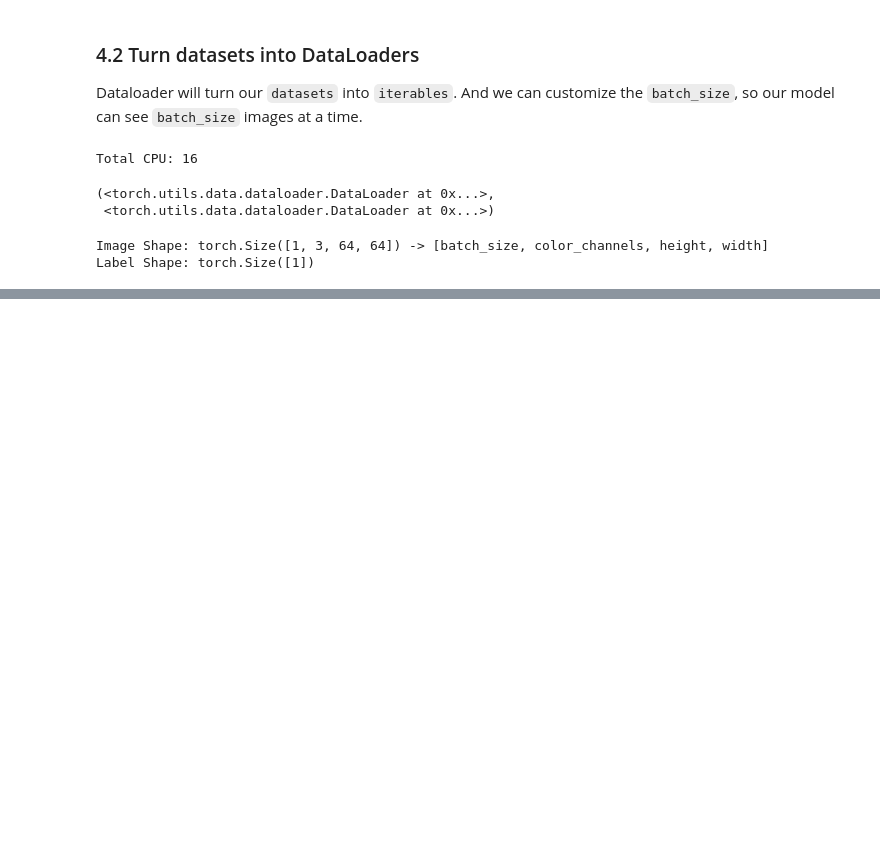
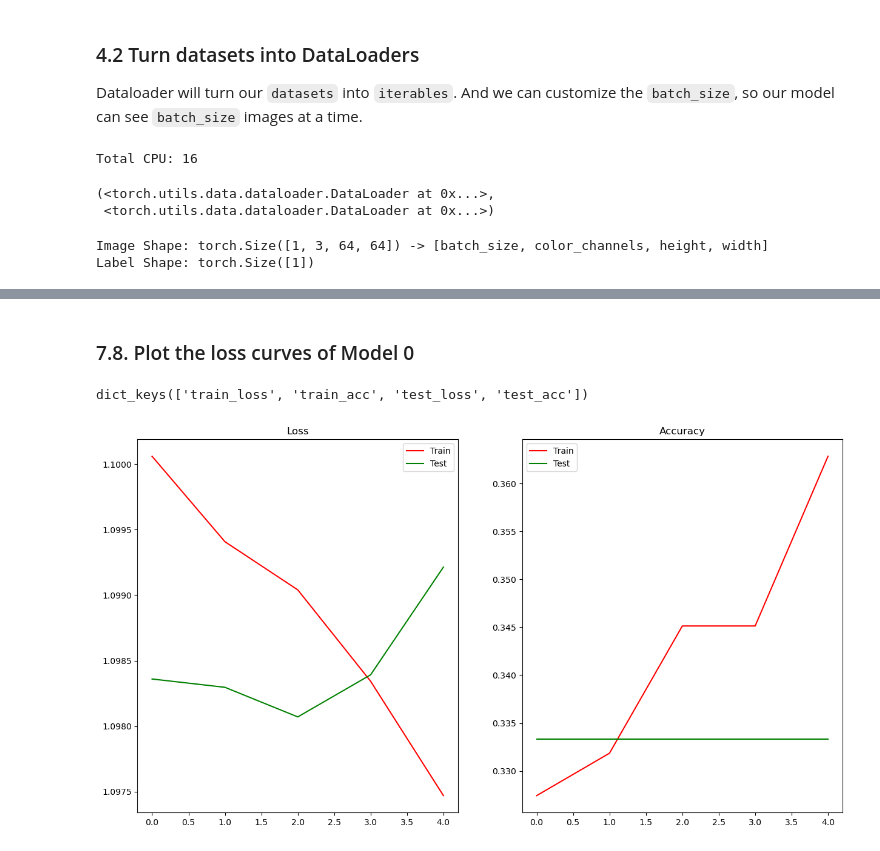
Before and after one commit to maheshsunuwar/deep-learning-pytorch, a Jupyter notebook: 04. PyTorch Custom Datasets/04_pytorch_custom_datasets.ipynb, the cells around one changed output, grey strips where cells are left out. Saved outputs shown, nothing was run; the diff lists cells and outputs as text; code cells hidden in the pictures; blank space fills up the shorter version.

```diff
--- a/04. PyTorch Custom Datasets/04_pytorch_custom_datasets.ipynb
+++ b/04. PyTorch Custom Datasets/04_pytorch_custom_datasets.ipynb
@@ -425,0 +864,6 @@ Cons:
+# %%
+torch.manual_seed(42)
+model_0 = TinyVGG(input_shape=3,
+                  hidden_units=10,
+                  output_shape=len(class_names))
+model_0
@@ -425,0 +924,13 @@ Cons:
+# %%
+# setting loss and optimizer
+
+loss_fn = nn.CrossEntropyLoss()
+optimizer = torch.optim.SGD(
+    params=model_0.parameters(),
+    lr = 0.1
+)
+
+def accuracy_fn(y_pred, y_true):
+    acc = (y_true==y_pred).sum().item() / len(y_pred)
+
+    return acc
@@ -425,0 +1124,24 @@ Cons:
+# %% [markdown]
+### 7.8. Plot the loss curves of Model 0
+# %%
+model_0_results.keys()
+# %% [output]
+dict_keys(['train_loss', 'train_acc', 'test_loss', 'test_acc'])
+# %%
+def plot_loss_curves(model_results: Dict[str, List[float]]):
+    plt.figure(figsize=(15,8))
+    plt.subplot(1,2,1)
+    plt.plot(model_results['train_loss'], c='r', label='Train')
+    plt.plot(model_results['test_loss'], c='g', label='Test')
+    plt.legend()
+    plt.title('Loss')
+
+    plt.subplot(1,2,2)
+    plt.plot(model_results['train_acc'], c='r', label='Train')
+    plt.plot(model_results['test_acc'], c='g', label='Test')
+    plt.legend()
+    plt.title('Accuracy')
+
+plot_loss_curves(model_0_results)
+# %% [output]
+[figure, added]
```
Also changed, not shown: parts of 95 cells of this notebook.
